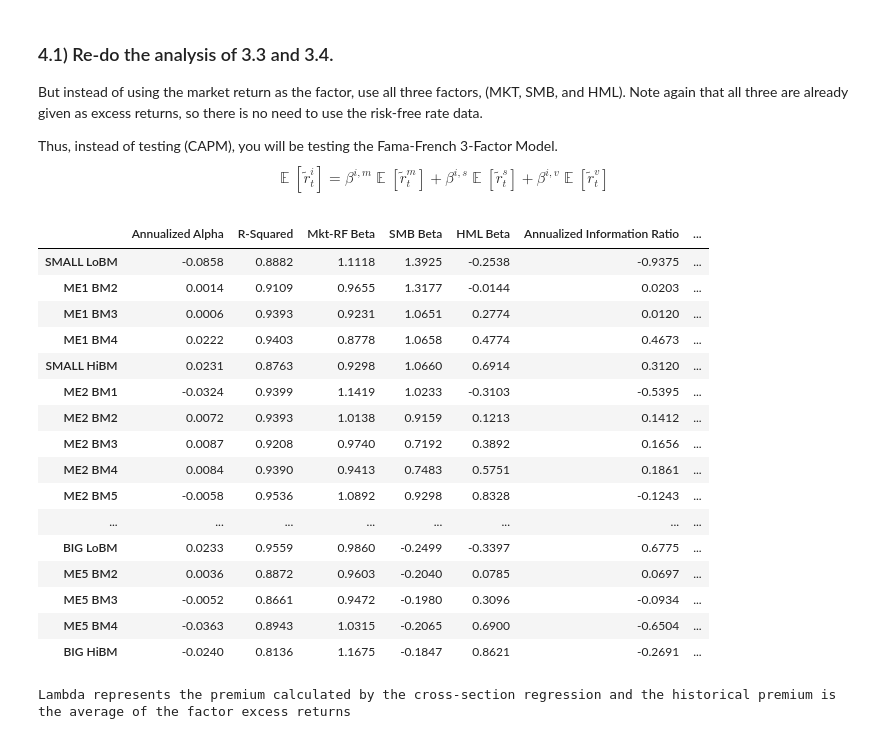
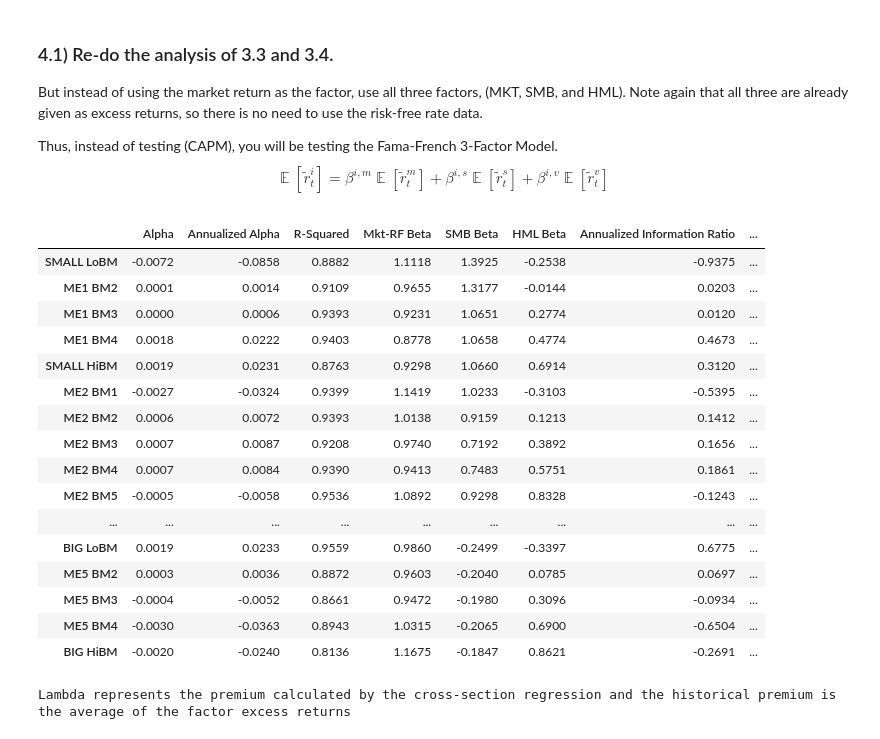
Before and after one commit to agalm94/finm-portfolio-2024, a Jupyter notebook: homework/Homework 4_AEG.ipynb, the cells around one changed output. Cells and saved outputs as stored; diff of their text form; code cells hidden in the pictures.

```diff
--- a/homework/Homework 4_AEG.ipynb
+++ b/homework/Homework 4_AEG.ipynb
@@ -558,28 +571,28 @@ $$\mathop{\mathbb{E}}[\tilde{r}^{i}_{t}] = \beta^{i,m} \mathop{\mathbb{E}}[\tild
 # %%
 capm_ts = pmh.calc_iterative_regression(pf_excess_rets.loc['1981':], factors.loc['1981':],
                               warnings=False,
-                              keep_columns=['Annualized Alpha', 'Beta', 'R-Squared',
+                              keep_columns=['Alpha', 'Beta', 'R-Squared',
                                             'Annualized Treynor Ratio', 'Annualized Information Ratio',
                                             'Annualized Tracking Error'])
 display(capm_ts)
 # %% [output]
-|  | Annualized Alpha | R-Squared | Mkt-RF Beta | SMB Beta | HML Beta | Annualized Information Ratio | ... |
-| SMALL LoBM | -0.0858 | 0.8882 | 1.1118 | 1.3925 | -0.2538 | -0.9375 | ... |
-| ME1 BM2 | 0.0014 | 0.9109 | 0.9655 | 1.3177 | -0.0144 | 0.0203 | ... |
-| ME1 BM3 | 0.0006 | 0.9393 | 0.9231 | 1.0651 | 0.2774 | 0.0120 | ... |
-| ME1 BM4 | 0.0222 | 0.9403 | 0.8778 | 1.0658 | 0.4774 | 0.4673 | ... |
-| SMALL HiBM | 0.0231 | 0.8763 | 0.9298 | 1.0660 | 0.6914 | 0.3120 | ... |
-| ME2 BM1 | -0.0324 | 0.9399 | 1.1419 | 1.0233 | -0.3103 | -0.5395 | ... |
-| ME2 BM2 | 0.0072 | 0.9393 | 1.0138 | 0.9159 | 0.1213 | 0.1412 | ... |
-| ME2 BM3 | 0.0087 | 0.9208 | 0.9740 | 0.7192 | 0.3892 | 0.1656 | ... |
-| ME2 BM4 | 0.0084 | 0.9390 | 0.9413 | 0.7483 | 0.5751 | 0.1861 | ... |
-| ME2 BM5 | -0.0058 | 0.9536 | 1.0892 | 0.9298 | 0.8328 | -0.1243 | ... |
-| ... | ... | ... | ... | ... | ... | ... | ... |
-| BIG LoBM | 0.0233 | 0.9559 | 0.9860 | -0.2499 | -0.3397 | 0.6775 | ... |
-| ME5 BM2 | 0.0036 | 0.8872 | 0.9603 | -0.2040 | 0.0785 | 0.0697 | ... |
-| ME5 BM3 | -0.0052 | 0.8661 | 0.9472 | -0.1980 | 0.3096 | -0.0934 | ... |
-| ME5 BM4 | -0.0363 | 0.8943 | 1.0315 | -0.2065 | 0.6900 | -0.6504 | ... |
-| BIG HiBM | -0.0240 | 0.8136 | 1.1675 | -0.1847 | 0.8621 | -0.2691 | ... |
+|  | Alpha | Annualized Alpha | R-Squared | Mkt-RF Beta | SMB Beta | HML Beta | Annualized Information Ratio | ... |
+| SMALL LoBM | -0.0072 | -0.0858 | 0.8882 | 1.1118 | 1.3925 | -0.2538 | -0.9375 | ... |
+| ME1 BM2 | 0.0001 | 0.0014 | 0.9109 | 0.9655 | 1.3177 | -0.0144 | 0.0203 | ... |
+| ME1 BM3 | 0.0000 | 0.0006 | 0.9393 | 0.9231 | 1.0651 | 0.2774 | 0.0120 | ... |
+| ME1 BM4 | 0.0018 | 0.0222 | 0.9403 | 0.8778 | 1.0658 | 0.4774 | 0.4673 | ... |
+| SMALL HiBM | 0.0019 | 0.0231 | 0.8763 | 0.9298 | 1.0660 | 0.6914 | 0.3120 | ... |
+| ME2 BM1 | -0.0027 | -0.0324 | 0.9399 | 1.1419 | 1.0233 | -0.3103 | -0.5395 | ... |
+| ME2 BM2 | 0.0006 | 0.0072 | 0.9393 | 1.0138 | 0.9159 | 0.1213 | 0.1412 | ... |
+| ME2 BM3 | 0.0007 | 0.0087 | 0.9208 | 0.9740 | 0.7192 | 0.3892 | 0.1656 | ... |
+| ME2 BM4 | 0.0007 | 0.0084 | 0.9390 | 0.9413 | 0.7483 | 0.5751 | 0.1861 | ... |
+| ME2 BM5 | -0.0005 | -0.0058 | 0.9536 | 1.0892 | 0.9298 | 0.8328 | -0.1243 | ... |
+| ... | ... | ... | ... | ... | ... | ... | ... | ... |
+| BIG LoBM | 0.0019 | 0.0233 | 0.9559 | 0.9860 | -0.2499 | -0.3397 | 0.6775 | ... |
+| ME5 BM2 | 0.0003 | 0.0036 | 0.8872 | 0.9603 | -0.2040 | 0.0785 | 0.0697 | ... |
+| ME5 BM3 | -0.0004 | -0.0052 | 0.8661 | 0.9472 | -0.1980 | 0.3096 | -0.0934 | ... |
+| ME5 BM4 | -0.0030 | -0.0363 | 0.8943 | 1.0315 | -0.2065 | 0.6900 | -0.6504 | ... |
+| BIG HiBM | -0.0020 | -0.0240 | 0.8136 | 1.1675 | -0.1847 | 0.8621 | -0.2691 | ... |
 # %%
 pmh.calc_cross_section_regression(pf_excess_rets.loc['1981':], factors.loc['1981':],
                                   provided_excess_returns=True, annual_factor=12,
```
Also changed, not shown: parts of 2 cells of this notebook, 3 other files.
